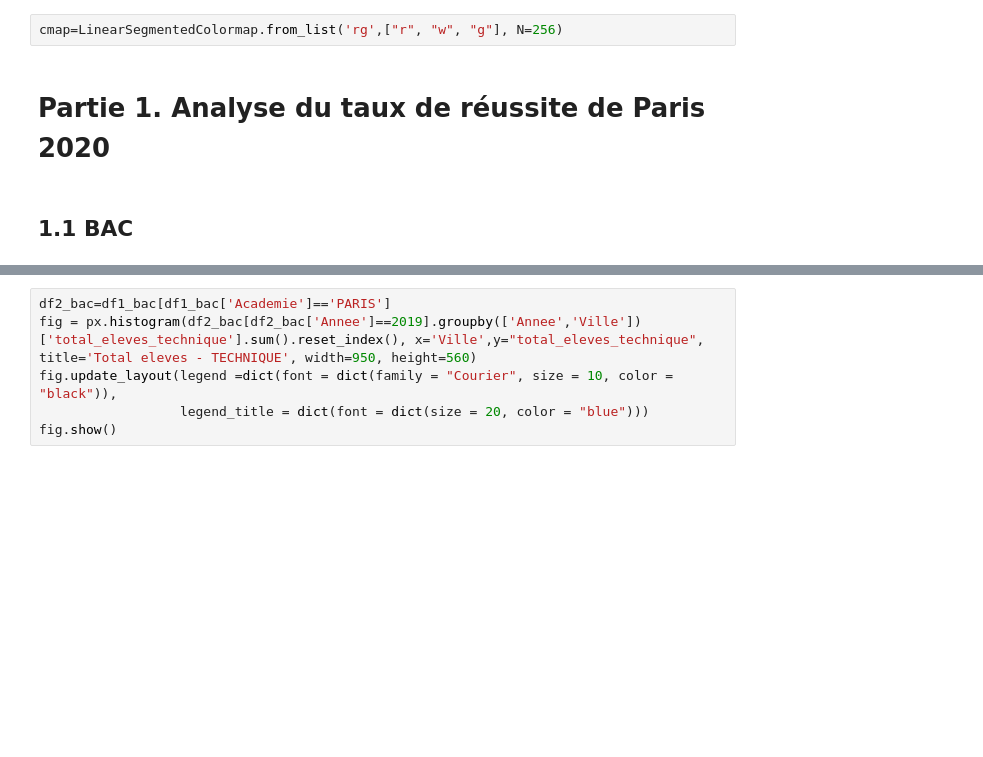
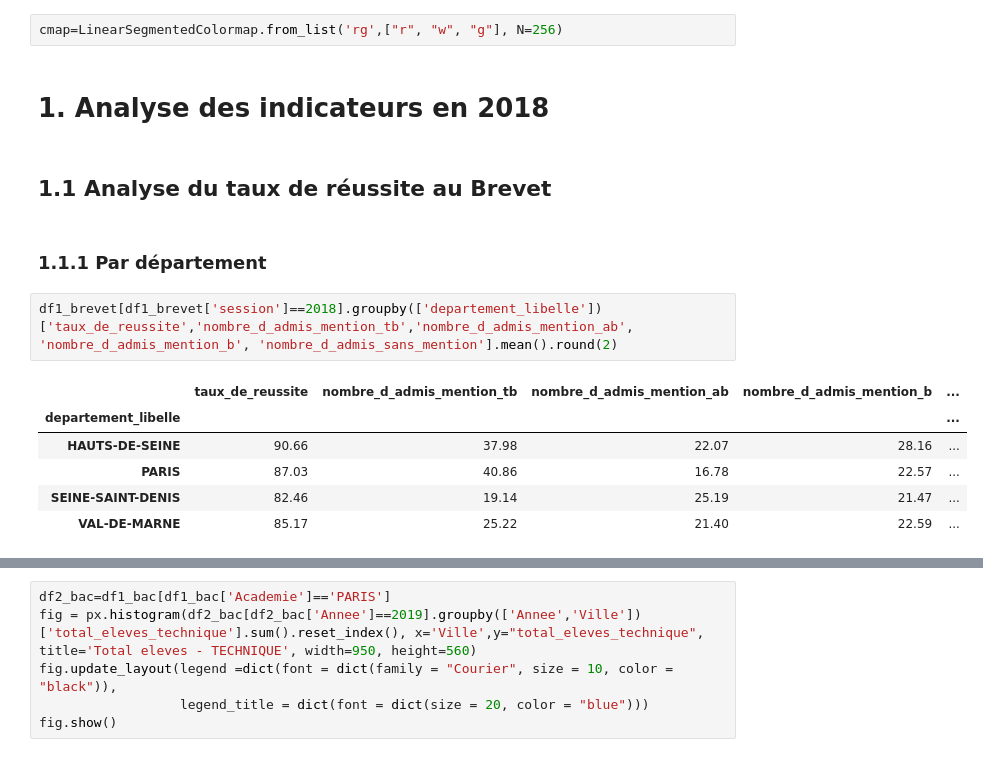
Before and after one commit to AleMax2/Project-python, a Jupyter notebook: 1. Analyse Descriptive année 2020.ipynb, the cells around one changed output, grey strips where cells are left out. Drawn from its saved outputs; the diff is of its cells as text; blank space fills up the shorter version.

```diff
--- a/1. Analyse Descriptive année 2020.ipynb
+++ b/1. Analyse Descriptive année 2020.ipynb
@@ -128,6 +126,17 @@ df1_bac=df1_bac[["Taux_mentions_technique", "Taux_mentions_general","total_eleve
 # %%
 cmap=LinearSegmentedColormap.from_list('rg',["r", "w", "g"], N=256)
+# %% [markdown]
+# 1. Analyse des indicateurs en 2018
 # %% [markdown]
-# Partie 1. Analyse du taux de réussite de Paris 2020
+## 1.1 Analyse du taux de réussite au Brevet
 # %% [markdown]
-## 1.1 BAC
+### 1.1.1 Par département
+# %%
+df1_brevet[df1_brevet['session']==2018].groupby(['departement_libelle'])['taux_de_reussite','nombre_d_admis_mention_tb','nombre_d_admis_mention_ab', 'nombre_d_admis_mention_b', 'nombre_d_admis_sans_mention'].mean().round(2)
+# %% [output]
+|  | taux_de_reussite | nombre_d_admis_mention_tb | nombre_d_admis_mention_ab | nombre_d_admis_mention_b | ... |
+| departement_libelle |  |  |  |  | ... |
+| HAUTS-DE-SEINE | 90.66 | 37.98 | 22.07 | 28.16 | ... |
+| PARIS | 87.03 | 40.86 | 16.78 | 22.57 | ... |
+| SEINE-SAINT-DENIS | 82.46 | 19.14 | 25.19 | 21.47 | ... |
+| VAL-DE-MARNE | 85.17 | 25.22 | 21.40 | 22.59 | ... |
```
Also changed, not shown: parts of 35 cells of this notebook, 1 other file.
